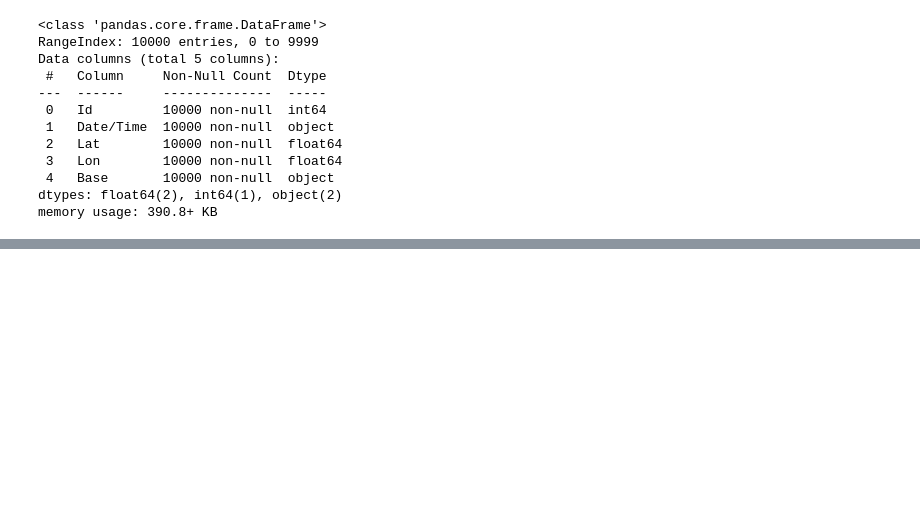
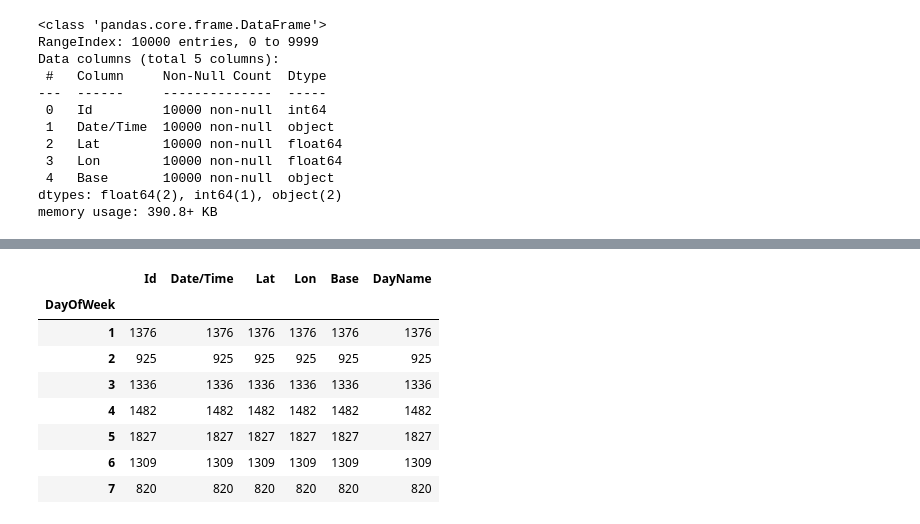
Before and after one commit to gridl/python-examples, a Jupyter notebook: pandas-samples.ipynb, the cells around one changed output, grey strips where cells are left out. Saved outputs shown, nothing was run; the diff lists cells and outputs as text; code cells hidden in the pictures; blank space fills up the shorter version.

```diff
--- a/pandas-samples.ipynb
+++ b/pandas-samples.ipynb
@@ -42,0 +91,15 @@ uber_df.apply(x : )
+# %%
+# notice for DayofWeek==2, we have multiple days contributing data
+# now, we can groupby dayofweek and take mean
+
+uber_df_gr.count().groupby('DayOfWeek').mean()
+# %% [output]
+|  | Id | Date/Time | Lat | Lon | Base | DayName |
+| DayOfWeek |  |  |  |  |  |  |
+| 1 | 1376 | 1376 | 1376 | 1376 | 1376 | 1376 |
+| 2 | 925 | 925 | 925 | 925 | 925 | 925 |
+| 3 | 1336 | 1336 | 1336 | 1336 | 1336 | 1336 |
+| 4 | 1482 | 1482 | 1482 | 1482 | 1482 | 1482 |
+| 5 | 1827 | 1827 | 1827 | 1827 | 1827 | 1827 |
+| 6 | 1309 | 1309 | 1309 | 1309 | 1309 | 1309 |
+| 7 | 820 | 820 | 820 | 820 | 820 | 820 |
```
Also changed, not shown: parts of 6 cells of this notebook, 4 other files.
